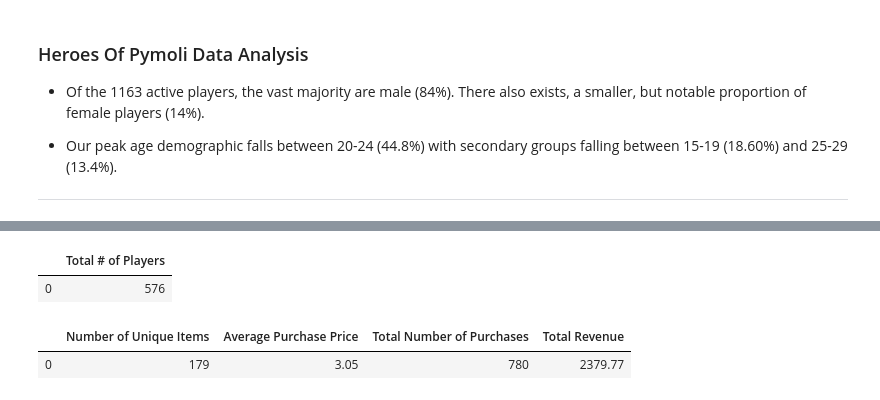
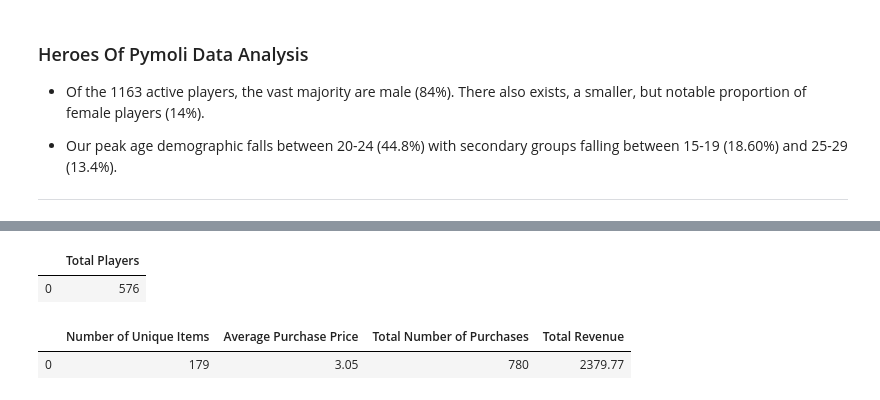
Before and after one commit to jehixson3/Analysis-of-Gaming-Data-using-Pandas, a Jupyter notebook: HeroesOfPymoli_pd.ipynb, the cells around one changed output, grey strips where cells are left out. Saved outputs shown, nothing was run; the diff lists cells and outputs as text; code cells hidden in the pictures.

```diff
--- a/HeroesOfPymoli_pd.ipynb
+++ b/HeroesOfPymoli_pd.ipynb
@@ -18,0 +10,9 @@ heropymol_purchase_df.head()
+# %%
+# File to Load (Remember to Change These)
+file_to_load = "Resources/purchase_data.csv"
+
+# Read Purchasing File and store into Pandas data frame
+heropymol_purchase_df = pd.read_csv(file_to_load)
+
+# Display data to see column headings
+heropymol_purchase_df.head()
@@ -19,13 +26,10 @@ heropymol_purchase_df.head()
 # %%
 # Get Player Count
-players = {
-    'Total # of Players': [heropymol_purchase_df['SN'].nunique()]
-}
-
-players_count = pd.DataFrame(players)
-players_count
+total_players = heropymol_purchase_df['SN'].nunique()
+# Display the total number of players
+pd.DataFrame({"Total Players": [total_players]})
 # %% [output]
-|  | Total # of Players |
+|  | Total Players |
 | 0 | 576 |
 # %%
 # Create calculations for Purchasing Analysis
```
Also changed, not shown: parts of 13 cells of this notebook.
